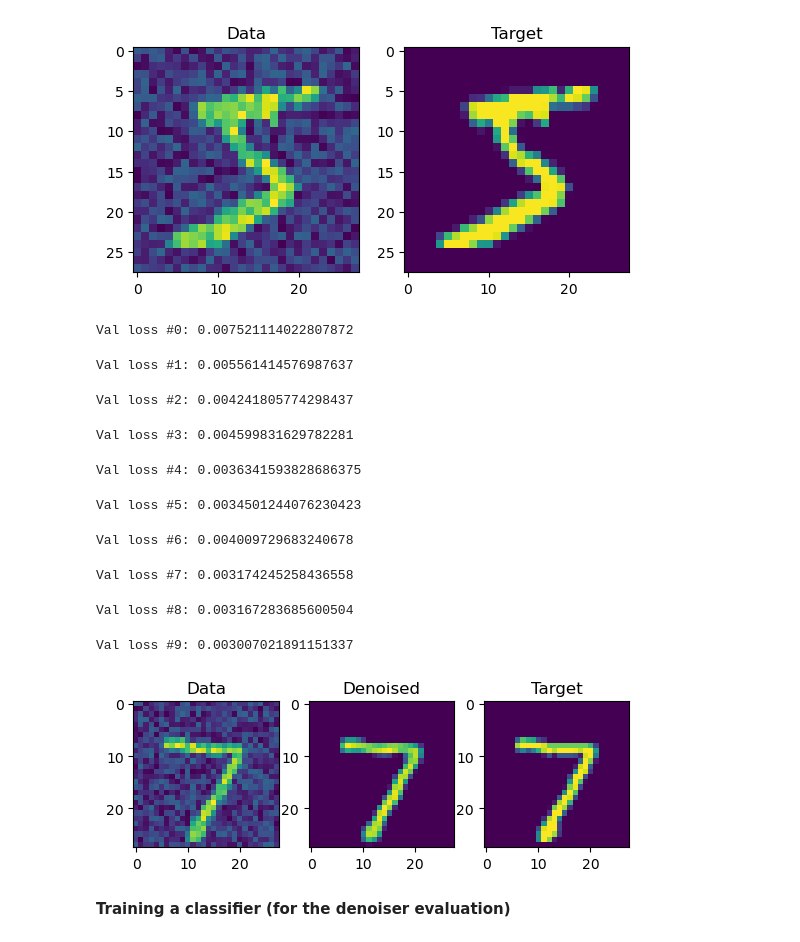
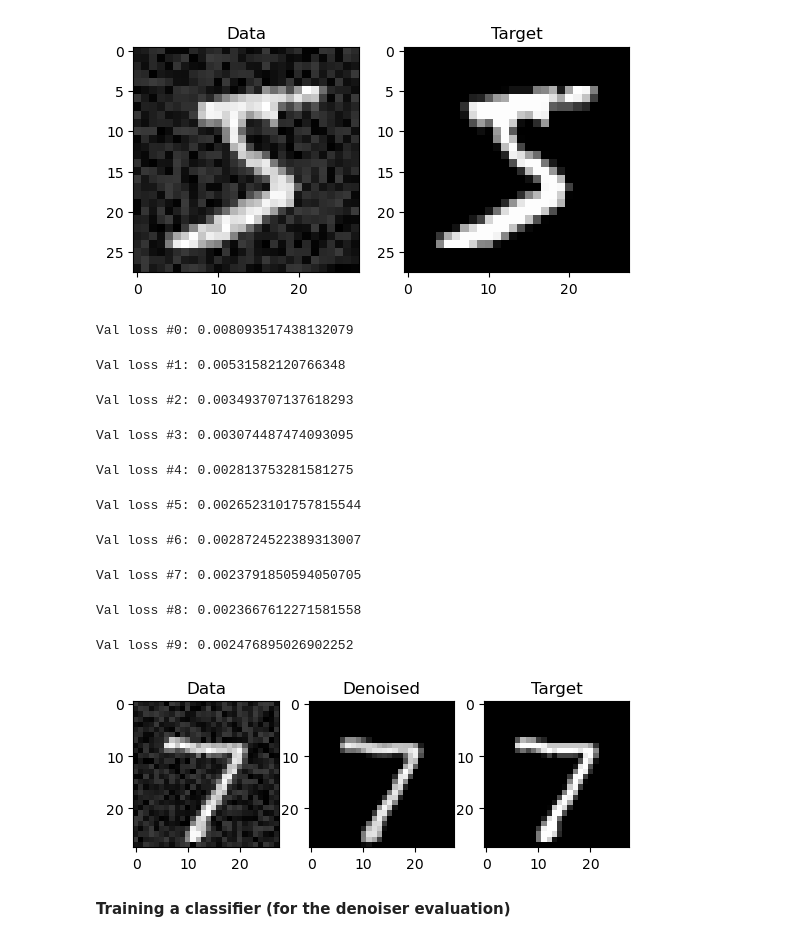
Before and after one commit to krupartea/MNIST-Noise-Reduction, a Jupyter notebook: Noise reduction.ipynb, the cells around one changed output. Saved outputs shown, nothing was run; the diff lists cells and outputs as text; code cells hidden in the pictures.

```diff
--- a/Noise reduction.ipynb
+++ b/Noise reduction.ipynb
@@ -46,7 +46,7 @@ class Noisy(torch.utils.data.Dataset):
         if torch.is_tensor(idx):
             idx = idx.tolist()
 
-        data = (self.dataset[idx] + torch.rand(28, 28) / 2).unsqueeze(0)
+        data = (self.dataset[idx] + torch.rand(28, 28) * 0.3 ).unsqueeze(0)
         target = self.dataset[idx].unsqueeze(0)
 
         return data, target
@@ -57,15 +57,15 @@ NOISY_test_dataset = Noisy(MNIST_2, 'test')
 # %%
 fig, axs = plt.subplots(1, 2)
 
-axs[0].imshow(NOISY_train_dataset[0][0].squeeze())
-axs[1].imshow(NOISY_train_dataset[0][1].squeeze())
+axs[0].imshow(NOISY_train_dataset[0][0].squeeze(), cmap='gray')
+axs[1].imshow(NOISY_train_dataset[0][1].squeeze(), cmap='gray')
 
 axs[0].title.set_text('Data')
 axs[1].title.set_text('Target')
 
 plt.show()
 # %% [output]
-[figure, old version]
+[figure, new version]
 # %%
 denoiser = nn.Sequential(
     # encode
@@ -156,29 +156,28 @@ train_denoiser(model=denoiser,
                  learning_rate=0.1,
                  num_epochs=10,
                  train_dataset=NOISY_train_dataset,
-                 val_dataset=NOISY_val_dataset,
-                 test_dataset=NOISY_test_dataset
+                 val_dataset=NOISY_val_dataset
                 )
 # %% [output]
-Val loss #0: 0.007521114022807872
+Val loss #0: 0.008093517438132079
-Val loss #1: 0.005561414576987637
+Val loss #1: 0.00531582120766348
-Val loss #2: 0.004241805774298437
+Val loss #2: 0.003493707137618293
-Val loss #3: 0.004599831629782281
+Val loss #3: 0.003074487474093095
-Val loss #4: 0.0036341593828686375
+Val loss #4: 0.002813753281581275
-Val loss #5: 0.0034501244076230423
+Val loss #5: 0.0026523101757815544
-Val loss #6: 0.004009729683240678
+Val loss #6: 0.0028724522389313007
-Val loss #7: 0.003174245258436558
+Val loss #7: 0.0023791850594050705
-Val loss #8: 0.003167283685600504
+Val loss #8: 0.0023667612271581558
-Val loss #9: 0.003007021891151337
+Val loss #9: 0.002476895026902252
 # %%
 denoiser.eval()
 output = denoiser(NOISY_test_dataset[0][0].unsqueeze(0).to(device))
 
 fig, axs = plt.subplots(1, 3)
 
-axs[0].imshow(NOISY_test_dataset[0][0].squeeze())
-axs[1].imshow(output.cpu().detach().numpy().squeeze())
-axs[2].imshow(NOISY_test_dataset[0][1].squeeze())
+axs[0].imshow(NOISY_test_dataset[0][0].squeeze(), cmap='gray')
+axs[1].imshow(output.cpu().detach().numpy().squeeze(), cmap='gray')
+axs[2].imshow(NOISY_test_dataset[0][1].squeeze(), cmap='gray')
 
 axs[0].title.set_text('Data')
 axs[1].title.set_text('Denoised')
@@ -186,7 +185,7 @@ axs[2].title.set_text('Target')
 
 plt.show()
 # %% [output]
-[figure, old version]
+[figure, new version]
 # %% [markdown]
 **Training a classifier (for the denoiser  evaluation)**
 # %%
```
Also changed, not shown: parts of 10 cells of this notebook, 4 other files.
